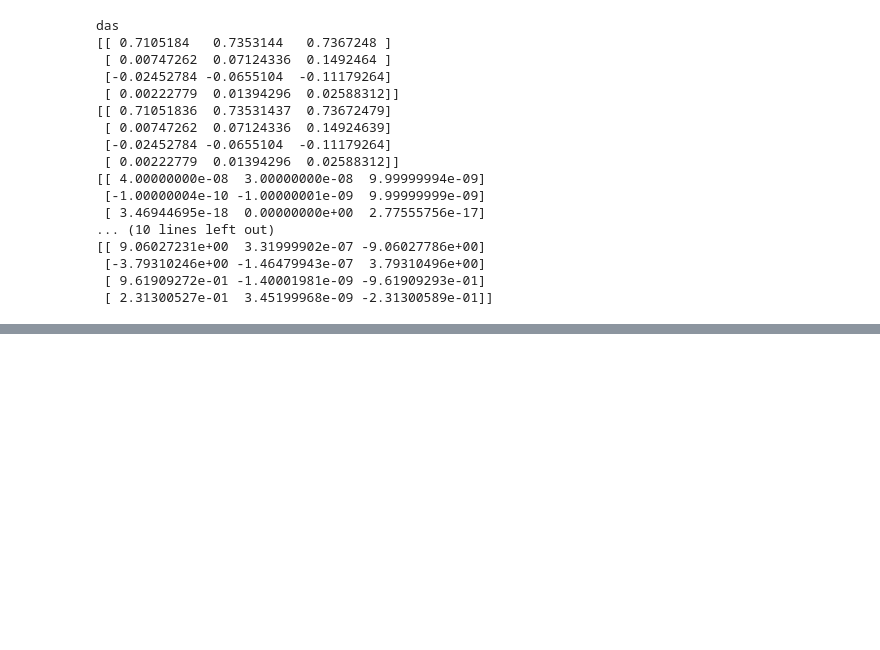
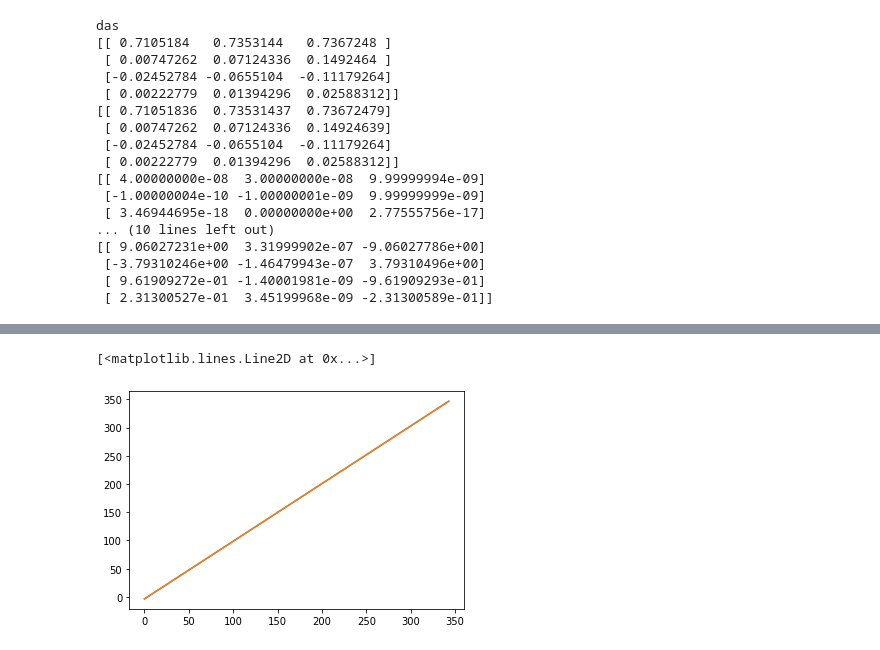
Before and after one commit to OpenCOMPES/specsanalyzer, a Jupyter notebook: tutorial/convert_file_tests.ipynb, the cells around one changed output, grey strips where cells are left out. Drawn from its saved outputs; the diff is of its cells as text; code cells hidden in the pictures; blank space fills up the shorter version.

```diff
--- a/tutorial/convert_file_tests.ipynb
+++ b/tutorial/convert_file_tests.ipynb
@@ -268,0 +293,14 @@ The shape of the jacobian_determinant is:  (256, 344)
+# %%
+# e_correction
+jname= [i for i in igordatapath_content if "E_Correction" in i ][0]
+jname
+with open(os.path.join(igordatapath,jname) ) as file:
+    e_correction_reference = np.loadtxt(file, delimiter='\t')
+
+plt.plot(e_correction)
+plt.plot(e_correction_reference)
+
+# ecorrection is different!!
+# %% [output]
+[<matplotlib.lines.Line2D at 0x...>]
+[figure, added]
```
Also changed, not shown: parts of 7 cells of this notebook, 2 other files.
